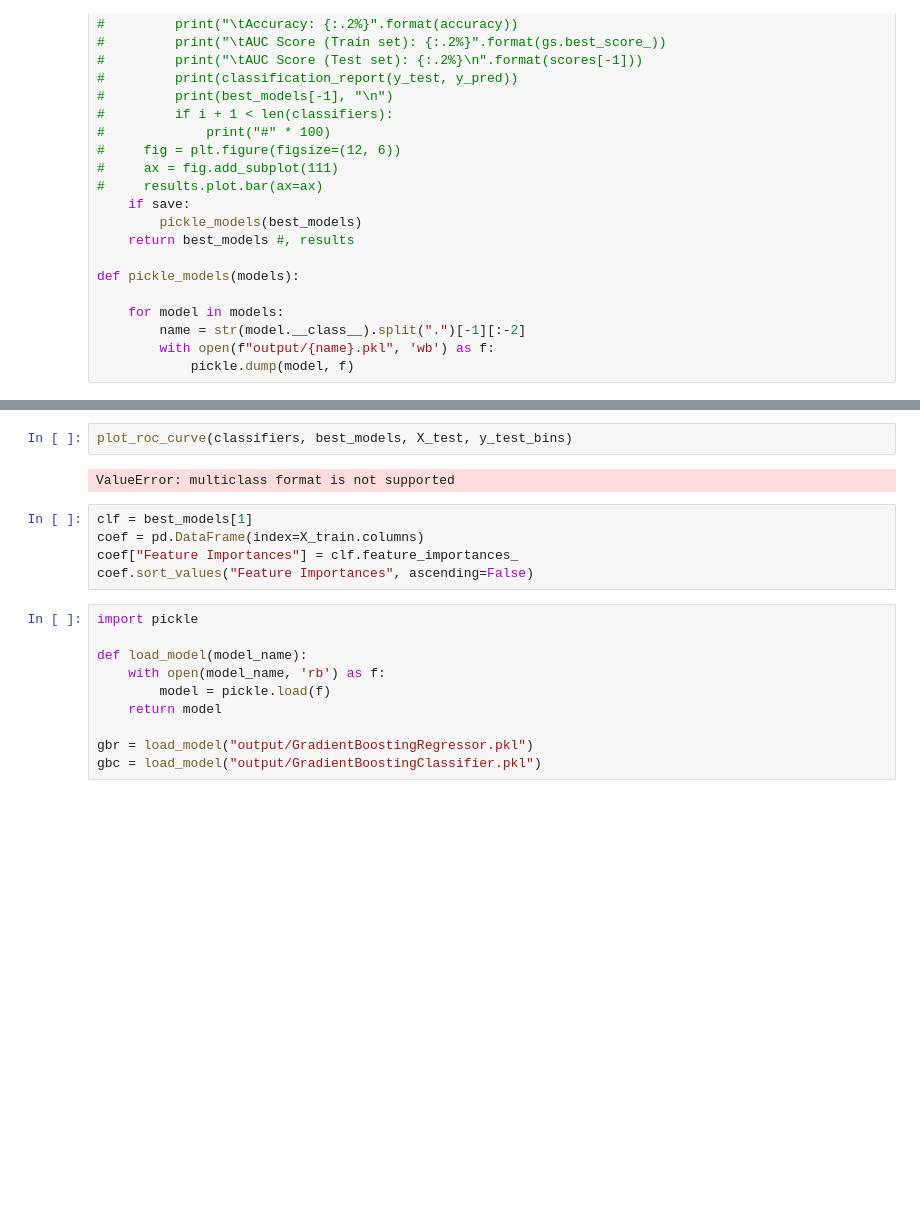
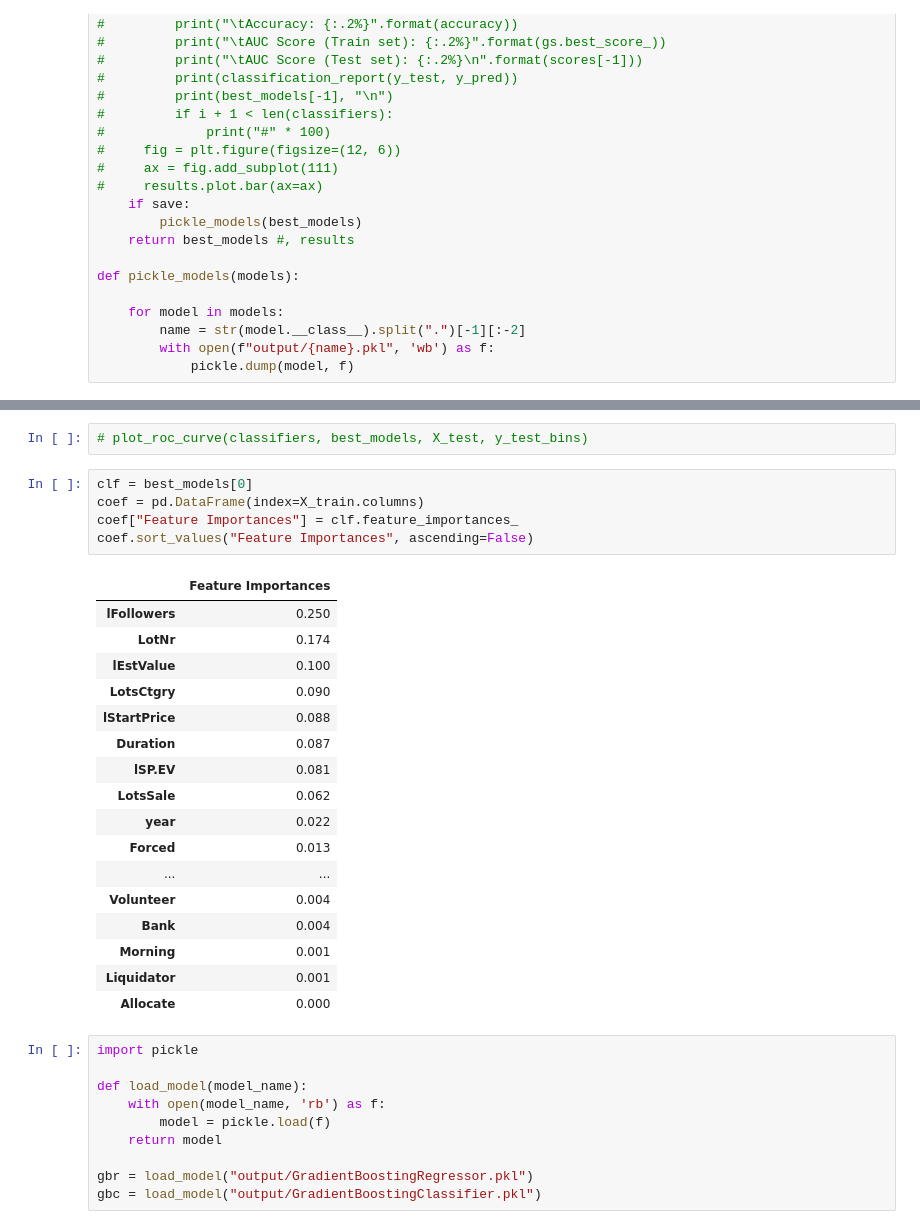
Before and after one commit to qmeeus/auction-optimiser, a Jupyter notebook: Predictive analysis.ipynb, the cells around one changed output, grey strips where cells are left out. Saved outputs shown, nothing was run; the diff lists cells and outputs as text; blank space fills up the shorter version.

```diff
--- a/Predictive analysis.ipynb
+++ b/Predictive analysis.ipynb
@@ -349,12 +319,28 @@ precision_recall_fscore_support: (0.6848294454128634, 0.703428773418169, 0.69047
 # %%
-plot_roc_curve(classifiers, best_models, X_test, y_test_bins)
+# plot_roc_curve(classifiers, best_models, X_test, y_test_bins)
-# %% [output]
-ValueError: multiclass format is not supported
 # %%
-clf = best_models[1]
+clf = best_models[0]
 coef = pd.DataFrame(index=X_train.columns)
 coef["Feature Importances"] = clf.feature_importances_
 coef.sort_values("Feature Importances", ascending=False)
+# %% [output]
+|  | Feature Importances |
+| lFollowers | 0.250 |
+| LotNr | 0.174 |
+| lEstValue | 0.100 |
+| LotsCtgry | 0.090 |
+| lStartPrice | 0.088 |
+| Duration | 0.087 |
+| lSP.EV | 0.081 |
+| LotsSale | 0.062 |
+| year | 0.022 |
+| Forced | 0.013 |
+| ... | ... |
+| Volunteer | 0.004 |
+| Bank | 0.004 |
+| Morning | 0.001 |
+| Liquidator | 0.001 |
+| Allocate | 0.000 |
 # %%
 import pickle
 
```
Also changed, not shown: parts of 11 cells of this notebook, 3 other files.
